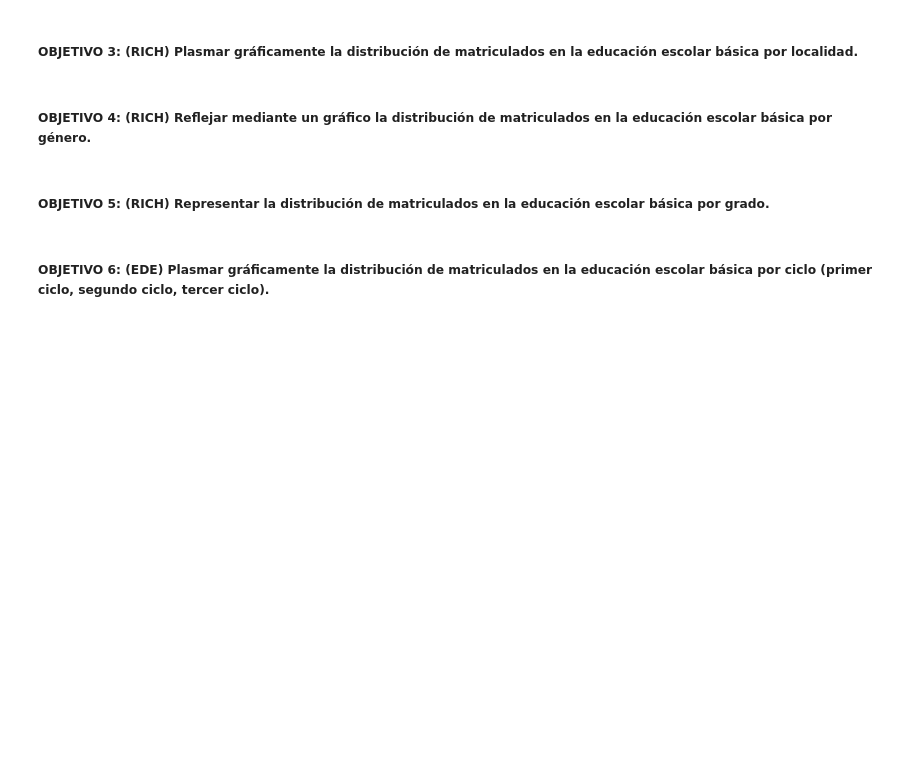
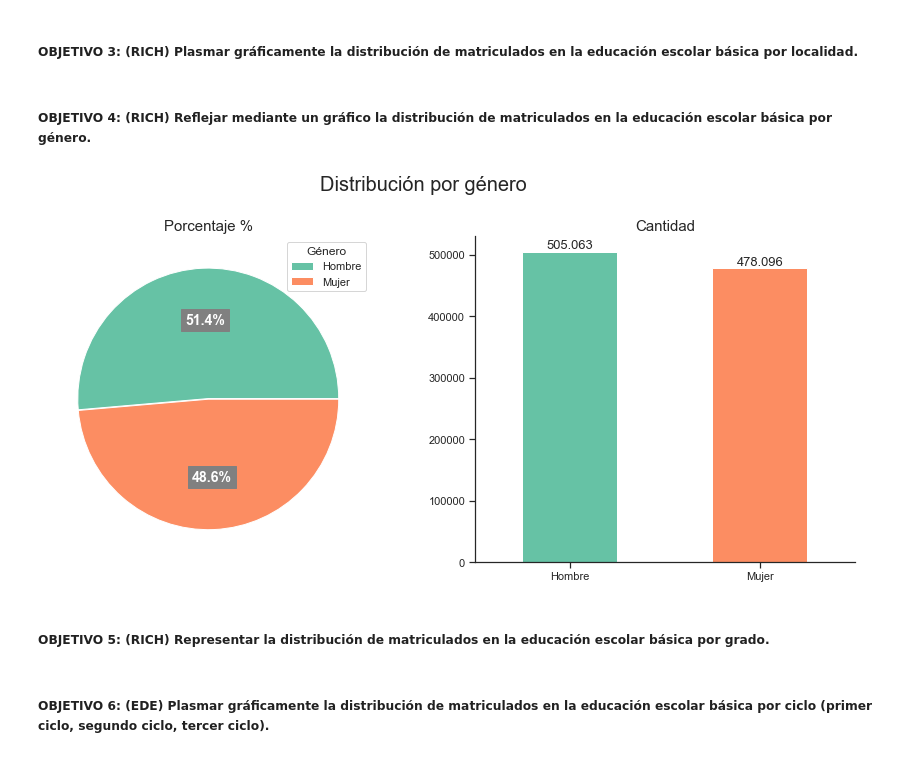
Before and after one commit to richardchena/diplomado_python, a Jupyter notebook: proyecto_final.ipynb, the cells around one changed output. Saved outputs shown, nothing was run; the diff lists cells and outputs as text; code cells hidden in the pictures; blank space fills up the shorter version.

```diff
--- a/proyecto_final.ipynb
+++ b/proyecto_final.ipynb
@@ -106,6 +106,61 @@ Plasmar gráficamente la distribución de matriculados en la educación escolar
 # %% [markdown]
 <h5>OBJETIVO 4: (RICH)</h6>
 Reflejar mediante un gráfico la distribución de matriculados en la educación escolar básica por género.
+# %%
+#Obtenemos la cantidad total por genero
+df_genero = df.agg({'total_matriculados_hombre':'sum', 'total_matriculados_mujer':'sum'})
+
+# Establecemos la sesión como no-interactiva.
+plt.ioff()
+
+# Creamos la figura contenedora.
+fig, axes = plt.subplots(1, 2, figsize=(15,6))
+
+# Establecemos el super-titulo.
+fig.suptitle('Distribución por género', size=20, y=1.02)
+
+# Establecemos los colores
+colors = sns.color_palette("Set2")
+
+# Diagramamos los datos con el grafico de pastel (Grafico 1)
+graf1 = df_genero.plot(kind='pie',
+               ax=axes[0],
+               title='Porcentaje %',
+               colors=colors,
+               shadow=False,
+               autopct = '%0.1f%%',
+               labels = None,
+               explode = [0.005, 0],
+               textprops={'fontsize': 14,
+                           'color': 'white',
+                           'backgroundcolor': 'gray',
+                           'weight':'bold'})
+
+# Estilo titulo grafico 1
+graf1.title.set_size(15)
+
+#Desactivamos el y-axis
+graf1.axes.get_yaxis().set_visible(False)
+
+# Diagramamos los datos según cantidad (Grafico 2)
+graf2 = df_genero.plot(kind='bar',
+                       color=colors,
+                       title='Cantidad')
+
+# Estilo titulo grafico 1
+graf2.title.set_size(15)
+
+# Reenombramos los xticks
+graf2.set_xticklabels(['Hombre', 'Mujer'], rotation=0)
+
+# Establecemos los labels
+graf2.bar_label(graf2.containers[0], fontsize = 13, labels = [f'{x:,.0f}'.replace(',', '.') for x in graf2.containers[0].datavalues])
+
+
+# Agregamos las leyendas
+leg_graf = axes[0].legend(['Hombre', 'Mujer'], loc="best", title='Género')
+# %% [output]
+[figure, added]
 # %% [markdown]
 <h5>OBJETIVO 5: (RICH)</h6>
 Representar la distribución de matriculados en la educación escolar básica por grado.
```
Also changed, not shown: parts of 1 cell of this notebook.
